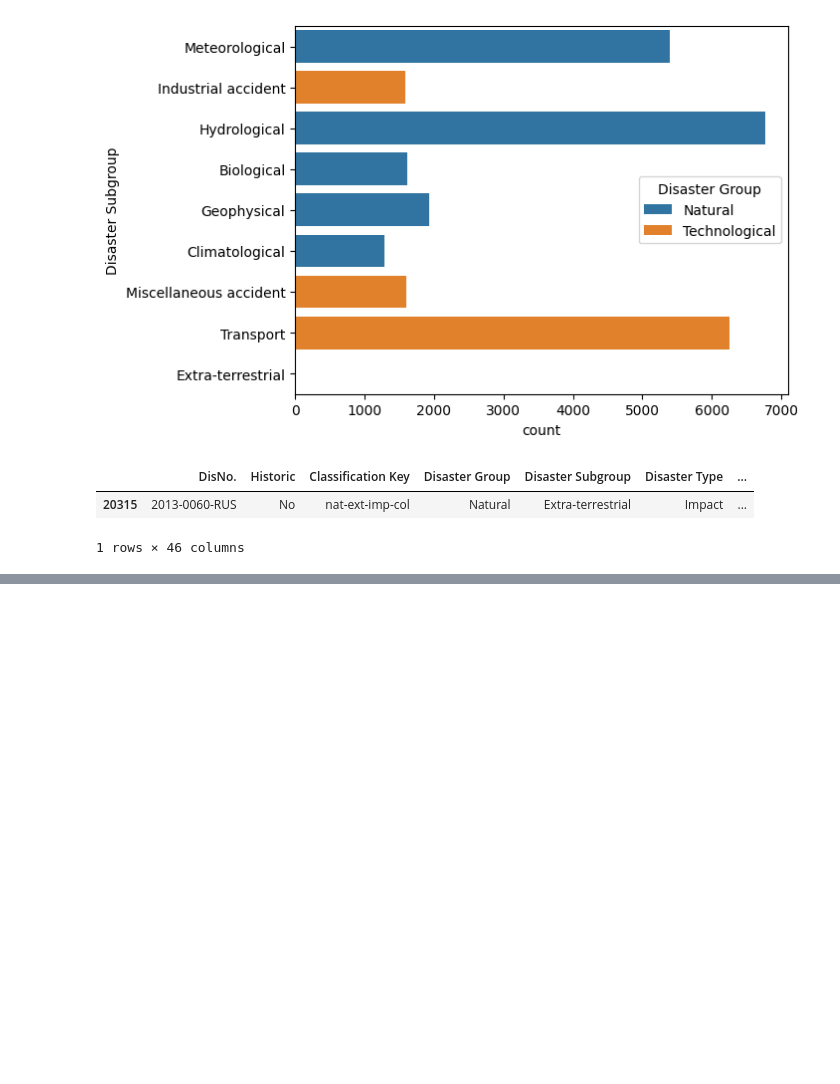
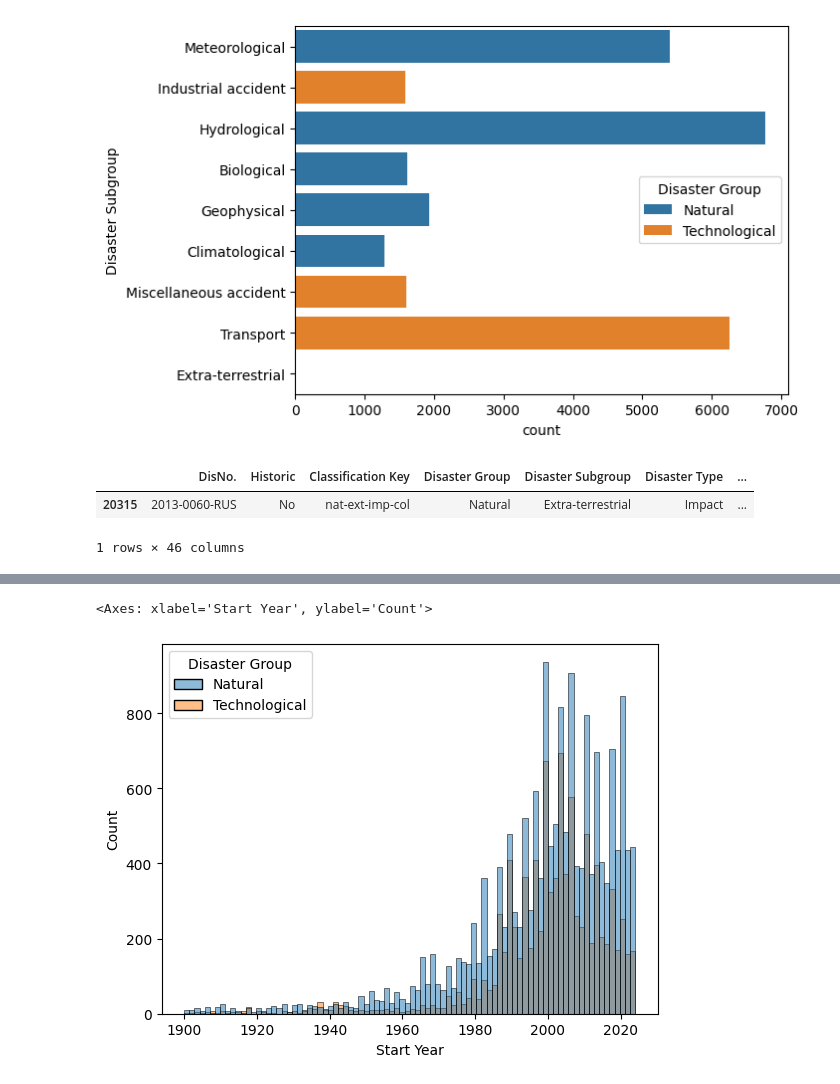
Before and after one commit to com-480-data-visualization/project-2024-DisasterClass, a Jupyter notebook: exploratory_data_analysis.ipynb, the cells around one changed output, grey strips where cells are left out. Cells and saved outputs as stored; diff of their text form; code cells hidden in the pictures; blank space fills up the shorter version.

```diff
--- a/exploratory_data_analysis.ipynb
+++ b/exploratory_data_analysis.ipynb
@@ -39,0 +46,5 @@ array(['Kph', 'm3', 'Km2', 'Vaccinated', nan, 'Richter', '°C'],
+# %%
+sns.histplot(emdat_data, x="Start Year", hue="Disaster Group")
+# %% [output]
+<Axes: xlabel='Start Year', ylabel='Count'>
+[figure, added]
```
Also changed, not shown: parts of 10 cells of this notebook.
